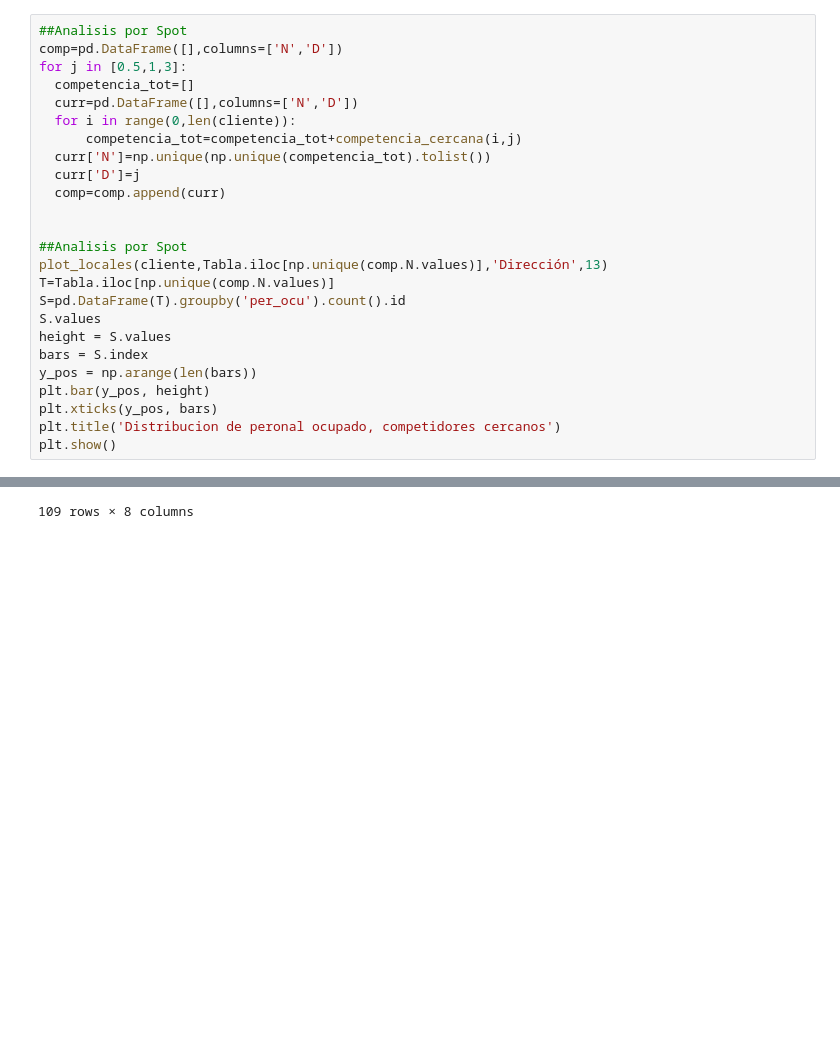
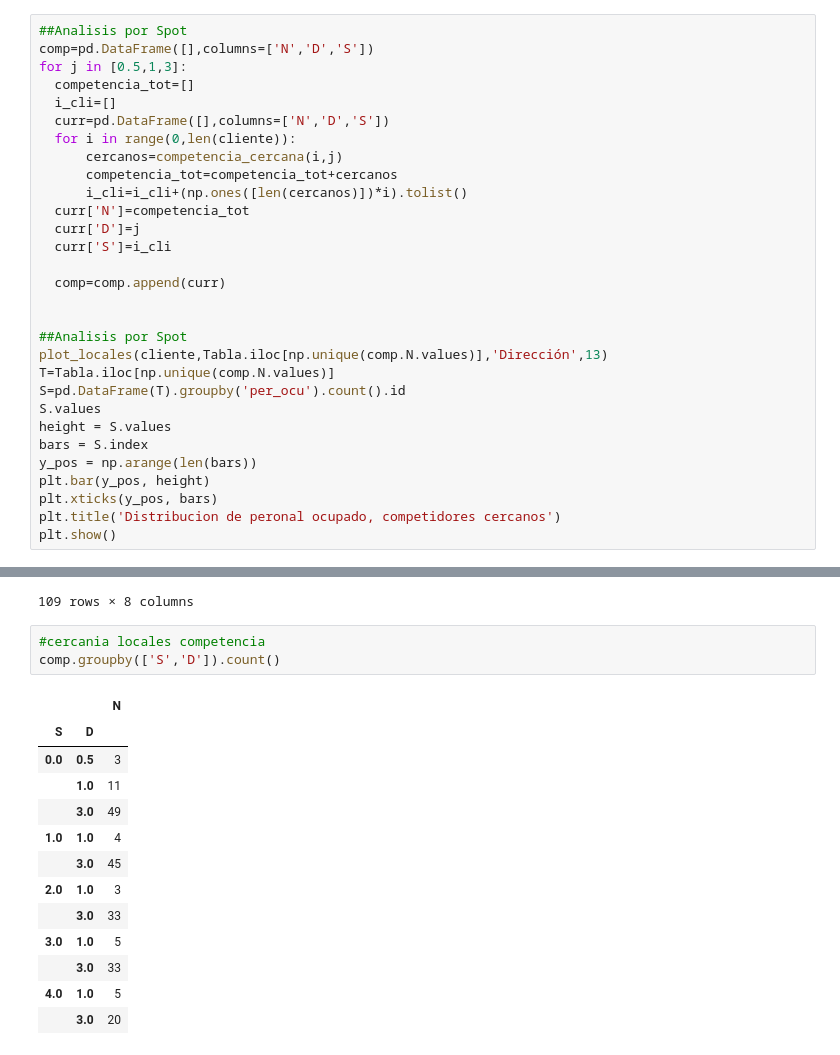
Before and after one commit to sightes/DESAFIOS, a Jupyter notebook: Spot2.ipynb, the cells around one changed output, grey strips where cells are left out. Saved outputs shown, nothing was run; the diff lists cells and outputs as text; blank space fills up the shorter version.

```diff
--- a/Spot2.ipynb
+++ b/Spot2.ipynb
@@ -218,14 +218,19 @@ Matriz_Distancias
 9213 rows × 5 columns
 # %%
 ##Analisis por Spot
-comp=pd.DataFrame([],columns=['N','D'])
+comp=pd.DataFrame([],columns=['N','D','S'])
 for j in [0.5,1,3]:
   competencia_tot=[]
-  curr=pd.DataFrame([],columns=['N','D'])
+  i_cli=[]
+  curr=pd.DataFrame([],columns=['N','D','S'])
   for i in range(0,len(cliente)):
-      competencia_tot=competencia_tot+competencia_cercana(i,j)
-  curr['N']=np.unique(np.unique(competencia_tot).tolist())
+      cercanos=competencia_cercana(i,j)
+      competencia_tot=competencia_tot+cercanos
+      i_cli=i_cli+(np.ones([len(cercanos)])*i).tolist()
+  curr['N']=competencia_tot
   curr['D']=j
+  curr['S']=i_cli
+
   comp=comp.append(curr)
 
 
@@ -263,3 +266,20 @@ Tabla.iloc[np.unique(comp.N.values)]
 | 154734 | 9114236 | VENTA DE ALIMENTOS FRIKI PIZZA | 6 a 10 personas | 19.431034 | -99.140846 | REPUBLICA DE URUGUAY/NINGUNO/BOLI... | 17.0 | 2019 |
 | 156509 | 8386398 | VIVE LA PIZZA | 6 a 10 personas | 19.433908 | -99.140779 | CENTRAL (LAZARO CARDENAS)/FRANCIS... | 8.0 | 2019 |
 109 rows × 8 columns
+# %%
+#cercania locales competencia
+comp.groupby(['S','D']).count()
+# %% [output]
+|  |  | N |
+| S | D |  |
+| 0.0 | 0.5 | 3 |
+|  | 1.0 | 11 |
+|  | 3.0 | 49 |
+| 1.0 | 1.0 | 4 |
+|  | 3.0 | 45 |
+| 2.0 | 1.0 | 3 |
+|  | 3.0 | 33 |
+| 3.0 | 1.0 | 5 |
+|  | 3.0 | 33 |
+| 4.0 | 1.0 | 5 |
+|  | 3.0 | 20 |
```
Also changed, not shown: parts of 4 cells of this notebook.
